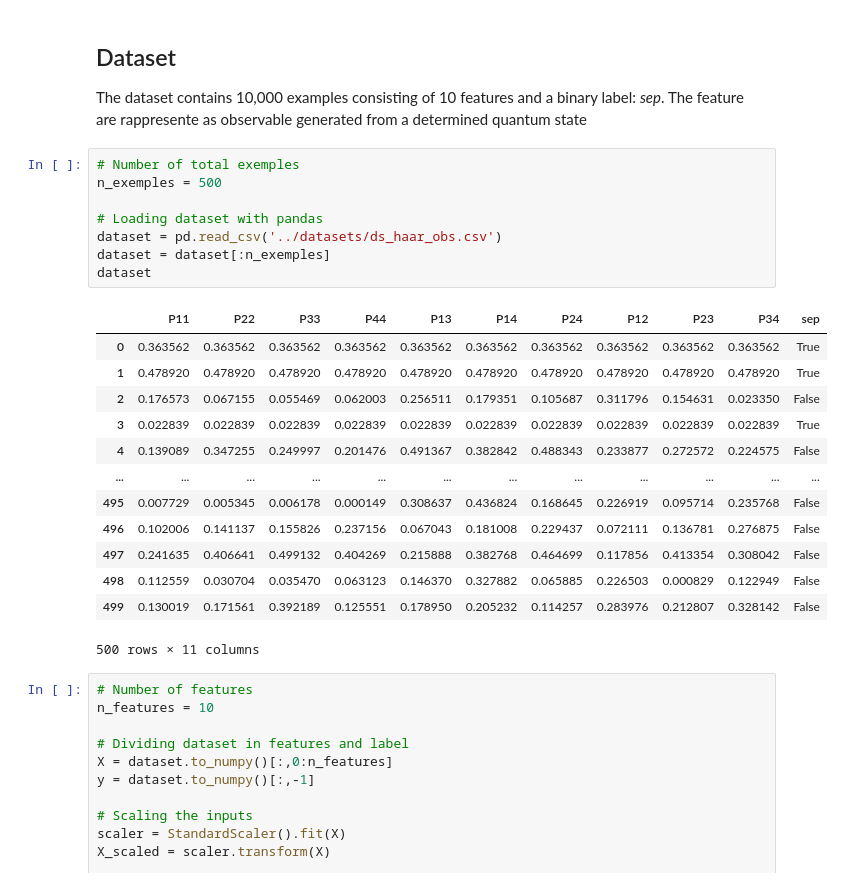
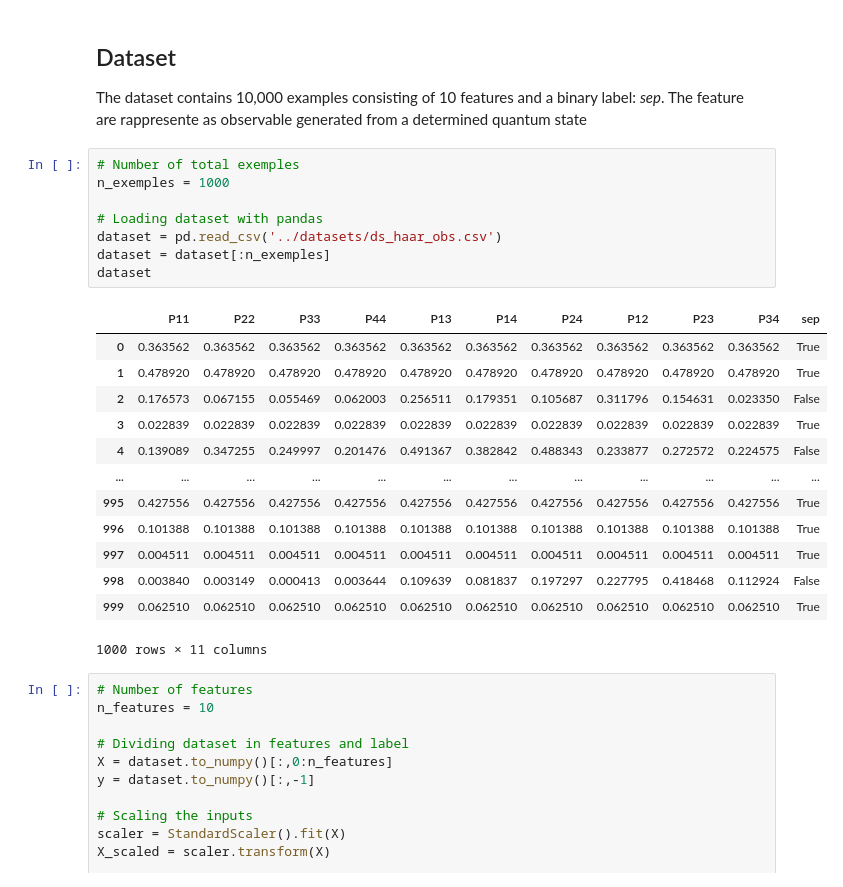
Before and after one commit to Brusa99/EntanglementDetectionQML, a Jupyter notebook: qvc/qvc_haar_obs.ipynb, the cells around one changed output. Cells and saved outputs as stored; diff of their text form.

```diff
--- a/qvc/qvc_haar_obs.ipynb
+++ b/qvc/qvc_haar_obs.ipynb
@@ -24,26 +24,26 @@ np.random.seed(42)
 The dataset contains 10,000 examples consisting of 10 features and a binary label: _sep_. The feature are rappresente as observable generated from a determined quantum state
 # %%
 # Number of total exemples
-n_exemples = 500
+n_exemples = 1000
 
 # Loading dataset with pandas
 dataset = pd.read_csv('../datasets/ds_haar_obs.csv')
 dataset = dataset[:n_exemples]
 dataset
 # %% [output]
 |  | P11 | P22 | P33 | P44 | P13 | P14 | P24 | P12 | P23 | P34 | sep |
 | 0 | 0.363562 | 0.363562 | 0.363562 | 0.363562 | 0.363562 | 0.363562 | 0.363562 | 0.363562 | 0.363562 | 0.363562 | True |
 | 1 | 0.478920 | 0.478920 | 0.478920 | 0.478920 | 0.478920 | 0.478920 | 0.478920 | 0.478920 | 0.478920 | 0.478920 | True |
 | 2 | 0.176573 | 0.067155 | 0.055469 | 0.062003 | 0.256511 | 0.179351 | 0.105687 | 0.311796 | 0.154631 | 0.023350 | False |
 | 3 | 0.022839 | 0.022839 | 0.022839 | 0.022839 | 0.022839 | 0.022839 | 0.022839 | 0.022839 | 0.022839 | 0.022839 | True |
 | 4 | 0.139089 | 0.347255 | 0.249997 | 0.201476 | 0.491367 | 0.382842 | 0.488343 | 0.233877 | 0.272572 | 0.224575 | False |
 | ... | ... | ... | ... | ... | ... | ... | ... | ... | ... | ... | ... |
-| 495 | 0.007729 | 0.005345 | 0.006178 | 0.000149 | 0.308637 | 0.436824 | 0.168645 | 0.226919 | 0.095714 | 0.235768 | False |
-| 496 | 0.102006 | 0.141137 | 0.155826 | 0.237156 | 0.067043 | 0.181008 | 0.229437 | 0.072111 | 0.136781 | 0.276875 | False |
-| 497 | 0.241635 | 0.406641 | 0.499132 | 0.404269 | 0.215888 | 0.382768 | 0.464699 | 0.117856 | 0.413354 | 0.308042 | False |
-| 498 | 0.112559 | 0.030704 | 0.035470 | 0.063123 | 0.146370 | 0.327882 | 0.065885 | 0.226503 | 0.000829 | 0.122949 | False |
-| 499 | 0.130019 | 0.171561 | 0.392189 | 0.125551 | 0.178950 | 0.205232 | 0.114257 | 0.283976 | 0.212807 | 0.328142 | False |
+| 995 | 0.427556 | 0.427556 | 0.427556 | 0.427556 | 0.427556 | 0.427556 | 0.427556 | 0.427556 | 0.427556 | 0.427556 | True |
+| 996 | 0.101388 | 0.101388 | 0.101388 | 0.101388 | 0.101388 | 0.101388 | 0.101388 | 0.101388 | 0.101388 | 0.101388 | True |
+| 997 | 0.004511 | 0.004511 | 0.004511 | 0.004511 | 0.004511 | 0.004511 | 0.004511 | 0.004511 | 0.004511 | 0.004511 | True |
+| 998 | 0.003840 | 0.003149 | 0.000413 | 0.003644 | 0.109639 | 0.081837 | 0.197297 | 0.227795 | 0.418468 | 0.112924 | False |
+| 999 | 0.062510 | 0.062510 | 0.062510 | 0.062510 | 0.062510 | 0.062510 | 0.062510 | 0.062510 | 0.062510 | 0.062510 | True |
-500 rows × 11 columns
+1000 rows × 11 columns
 # %%
 # Number of features
 n_features = 10
```
Also changed, not shown: parts of 5 cells of this notebook, 2 other files.
